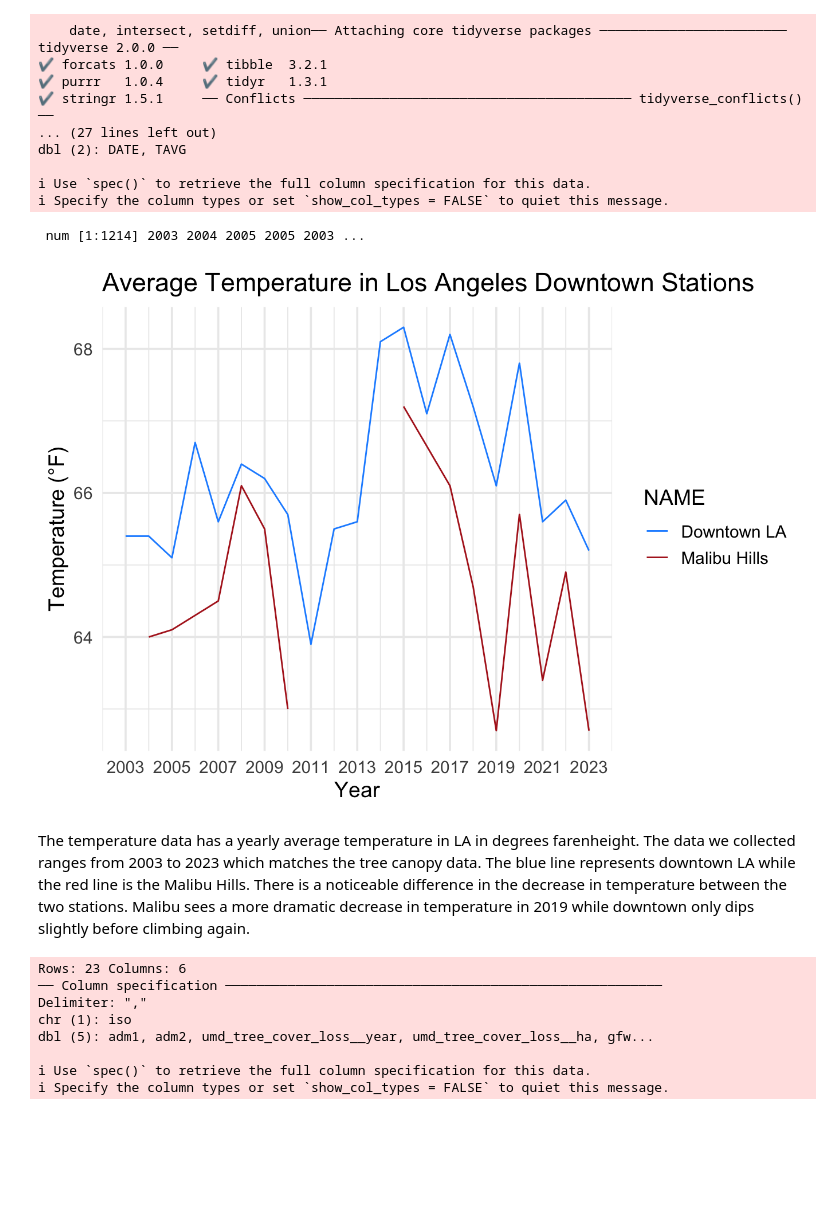
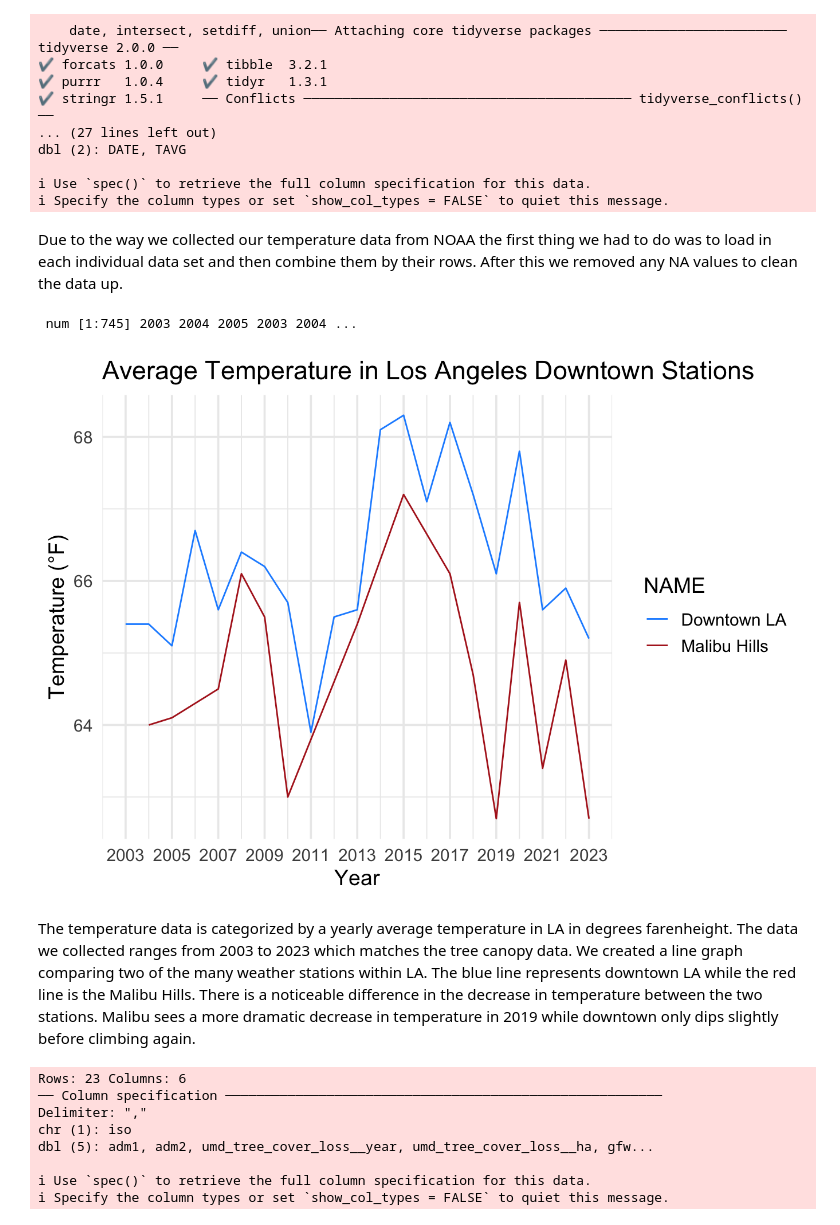
Before and after one commit to EleanorL25/Personal_project_workspace, a Jupyter notebook: docs/index.embed.ipynb, the cells around one changed output. Saved outputs shown, nothing was run; the diff lists cells and outputs as text; code cells hidden in the pictures; blank space fills up the shorter version.

Commit message:
Data Visualization complete

```diff
--- a/docs/index.embed.ipynb
+++ b/docs/index.embed.ipynb
@@ -50,13 +50,15 @@ dbl (2): DATE, TAVG
 
 ℹ Use `spec()` to retrieve the full column specification for this data.
 ℹ Specify the column types or set `show_col_types = FALSE` to quiet this message.
+# %% [markdown]
+Due to the way we collected our temperature data from NOAA the first thing we had to do was to load in each individual data set and then combine them by their rows. After this we removed any NA values to clean the data up.
 # %%
-temperature_data$DATE <- as.numeric(temperature_data$DATE)
+temperature_data$Year <- as.numeric(temperature_data$Year)
 
-str(temperature_data$DATE)
+str(temperature_data$Year)
 # %% [output]
- num [1:1214] 2003 2004 2005 2005 2003 ...
+ num [1:745] 2003 2004 2005 2003 2004 ...
-[figure, old version]
+[figure, new version]
 # %% [markdown]
-The temperature data has a yearly average temperature in LA in degrees farenheight. The data we collected ranges from 2003 to 2023 which matches the tree canopy data. The blue line represents downtown LA while the red line is the Malibu Hills. There is a noticeable difference in the decrease in temperature between the two stations. Malibu sees a more dramatic decrease in temperature in 2019 while downtown only dips slightly before climbing again.
+The temperature data is categorized by a yearly average temperature in LA in degrees farenheight. The data we collected ranges from 2003 to 2023 which matches the tree canopy data. We created a line graph comparing two of the many weather stations within LA. The blue line represents downtown LA while the red line is the Malibu Hills. There is a noticeable difference in the decrease in temperature between the two stations. Malibu sees a more dramatic decrease in temperature in 2019 while downtown only dips slightly before climbing again.
 # %%
```
Also changed, not shown: parts of 8 cells of this notebook, 8 other files.
